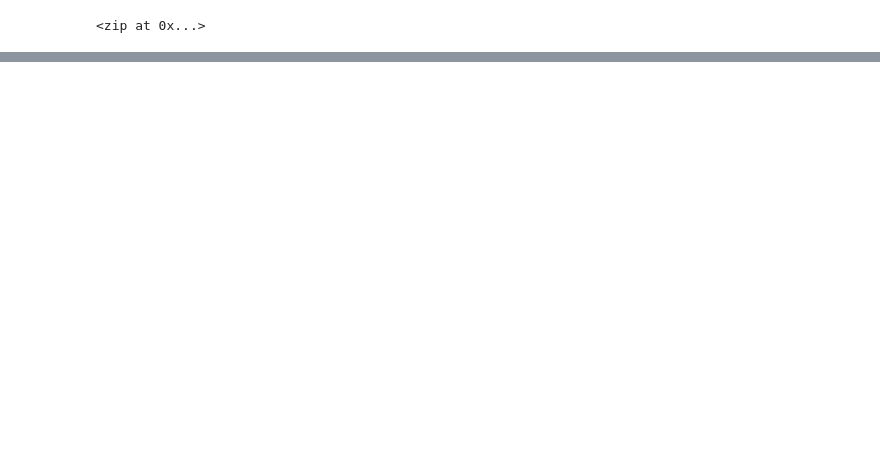
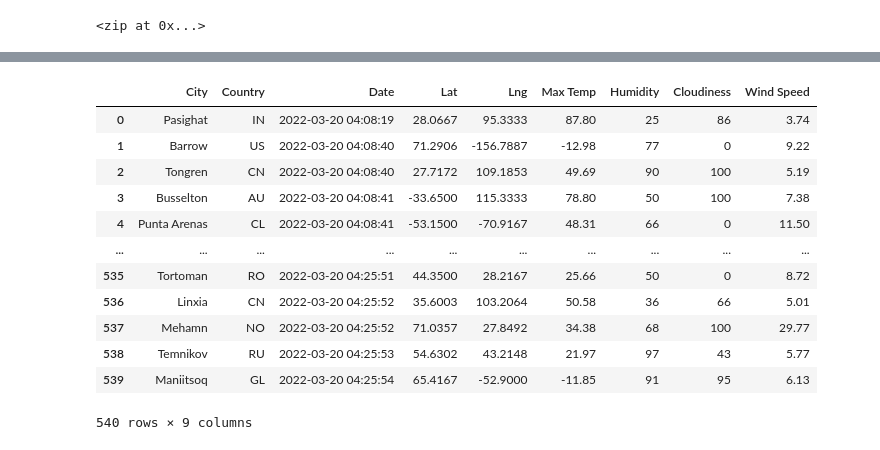
Before and after one commit to jquindiagan/world-weather-analysis, a Jupyter notebook: WeatherPy.ipynb, the cells around one changed output, grey strips where cells are left out. Drawn from its saved outputs; the diff is of its cells as text; code cells hidden in the pictures; blank space fills up the shorter version.

```diff
--- a/WeatherPy.ipynb
+++ b/WeatherPy.ipynb
@@ -32,0 +121,4 @@ len(cities)
+# %%
+# Convert the array of dictionaries to a Pandas DataFrame.
+city_data_df = pd.DataFrame(city_data)
+city_data_df.head(10)
@@ -32,0 +137,19 @@ len(cities)
+# %%
+new_column_order = ["City", "Country", "Date", "Lat", "Lng", "Max Temp", "Humidity", "Cloudiness", "Wind Speed"]
+
+city_data_df = city_data_df[new_column_order]
+city_data_df
+# %% [output]
+|  | City | Country | Date | Lat | Lng | Max Temp | Humidity | Cloudiness | Wind Speed |
+| 0 | Pasighat | IN | 2022-03-20 04:08:19 | 28.0667 | 95.3333 | 87.80 | 25 | 86 | 3.74 |
+| 1 | Barrow | US | 2022-03-20 04:08:40 | 71.2906 | -156.7887 | -12.98 | 77 | 0 | 9.22 |
+| 2 | Tongren | CN | 2022-03-20 04:08:40 | 27.7172 | 109.1853 | 49.69 | 90 | 100 | 5.19 |
+| 3 | Busselton | AU | 2022-03-20 04:08:41 | -33.6500 | 115.3333 | 78.80 | 50 | 100 | 7.38 |
+| 4 | Punta Arenas | CL | 2022-03-20 04:08:41 | -53.1500 | -70.9167 | 48.31 | 66 | 0 | 11.50 |
+| ... | ... | ... | ... | ... | ... | ... | ... | ... | ... |
+| 535 | Tortoman | RO | 2022-03-20 04:25:51 | 44.3500 | 28.2167 | 25.66 | 50 | 0 | 8.72 |
+| 536 | Linxia | CN | 2022-03-20 04:25:52 | 35.6003 | 103.2064 | 50.58 | 36 | 66 | 5.01 |
+| 537 | Mehamn | NO | 2022-03-20 04:25:52 | 71.0357 | 27.8492 | 34.38 | 68 | 100 | 29.77 |
+| 538 | Temnikov | RU | 2022-03-20 04:25:53 | 54.6302 | 43.2148 | 21.97 | 97 | 43 | 5.77 |
+| 539 | Maniitsoq | GL | 2022-03-20 04:25:54 | 65.4167 | -52.9000 | -11.85 | 91 | 95 | 6.13 |
+540 rows × 9 columns
```
Also changed, not shown: parts of 6 cells of this notebook, 2 other files.
